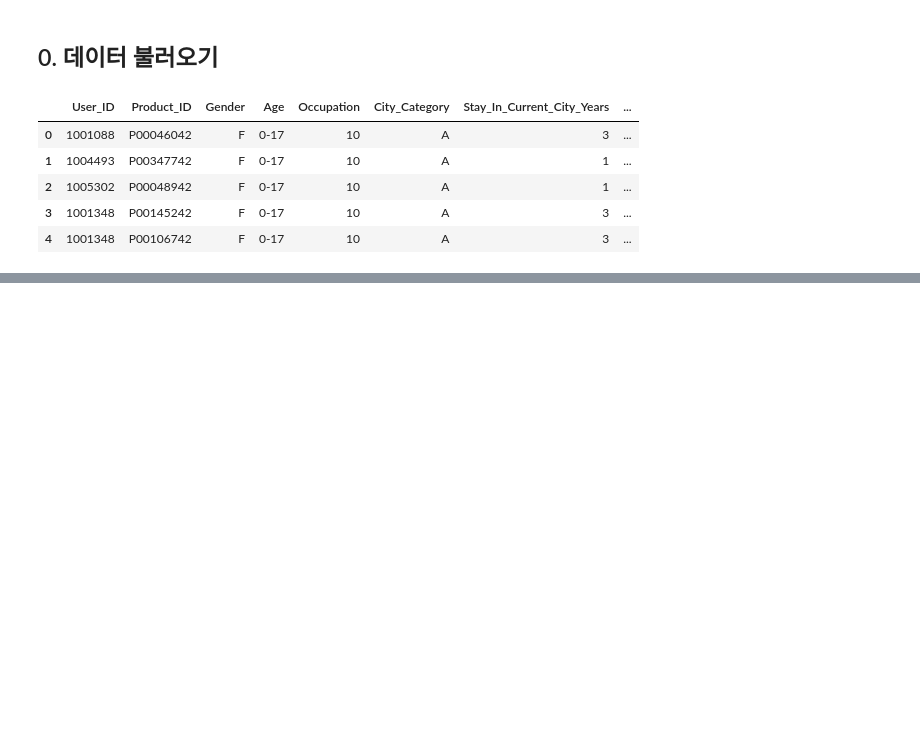
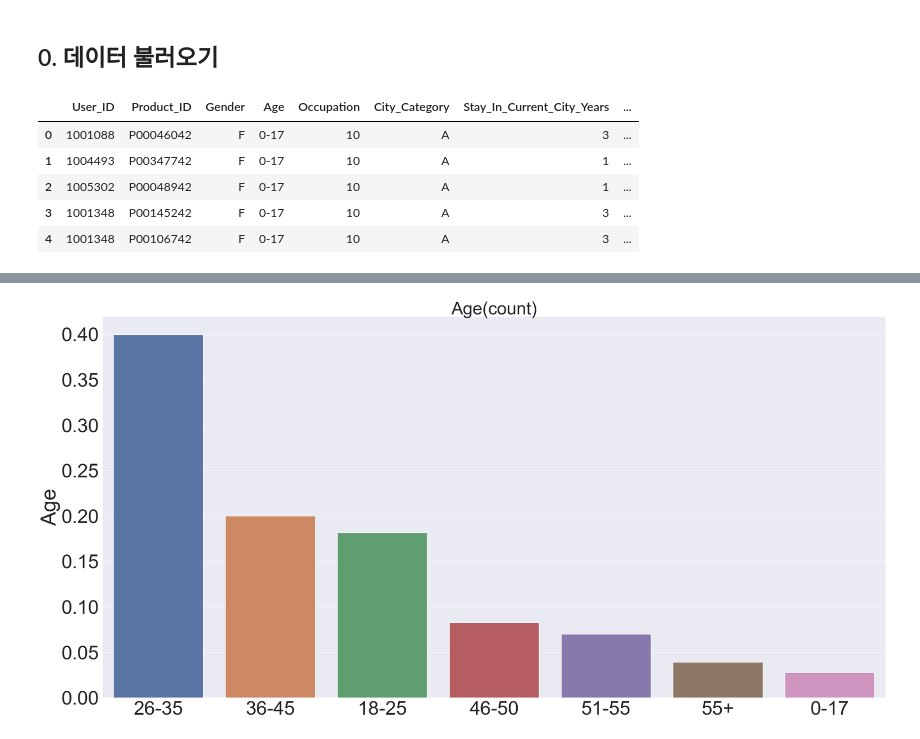
Before and after one commit to eunjiiiiii/Tobigs19, a Jupyter notebook: Week4_KNN&Clustering/tobigs19_KNN_과제.ipynb, the cells around one changed output, grey strips where cells are left out. Saved outputs shown, nothing was run; the diff lists cells and outputs as text; code cells hidden in the pictures; blank space fills up the shorter version.

```diff
--- a/Week4_KNN&Clustering/tobigs19_KNN_과제.ipynb
+++ b/Week4_KNN&Clustering/tobigs19_KNN_과제.ipynb
@@ -27,0 +189,9 @@ df.head()
+# %%
+# Age
+vc_tmp = pd.DataFrame(df['Age'].value_counts())
+plt.figure(figsize=(40, 20), facecolor='white')
+sns.barplot(x= vc_tmp.index, y=vc_tmp['Age'] / sum(vc_tmp['Age']))
+plt.title("%s(count)"%'Age', fontsize=50)
+plt.show()
+# %% [output]
+[figure, added]
```
Also changed, not shown: parts of 85 cells of this notebook.
